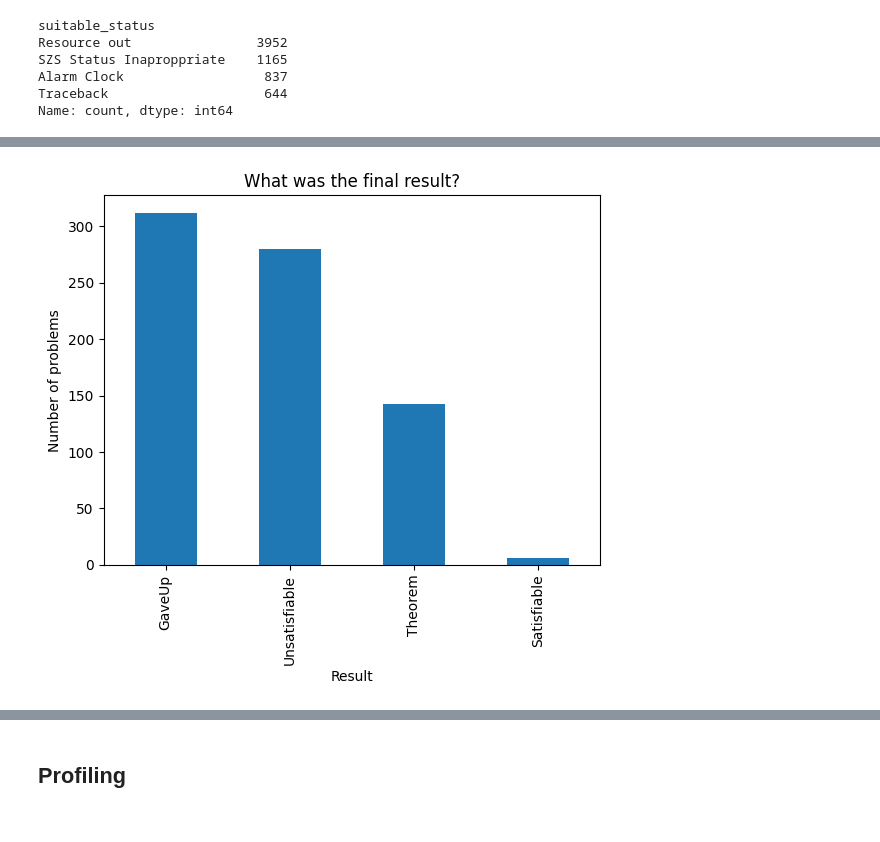
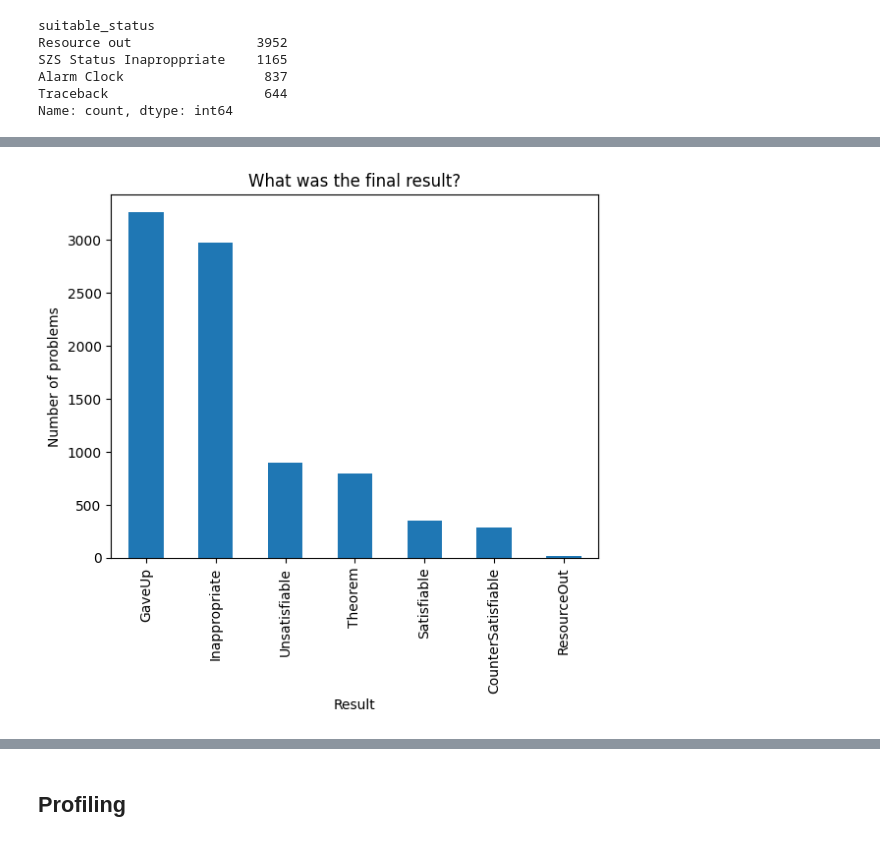
Before and after one commit to GehriJan/coursework-pyres, a Jupyter notebook: src/notebook.ipynb, the cells around one changed output, grey strips where cells are left out. Cells and saved outputs as stored; diff of their text form; code cells hidden in the pictures.

```diff
--- a/src/notebook.ipynb
+++ b/src/notebook.ipynb
@@ -122,15 +124,15 @@ df_tptp_pyres
 load_from_file = True
 store = False
 if load_from_file:
-    df_tptp = pd.read_csv("../src/all_problems.csv", index_col=0)
+    df_tptp = pd.read_csv("../src/df_tptp.csv", index_col=0)
 else:
-    patterns = {
-        "spc": r"(?<=% SPC      :)(\s+\w+)",
-        "n_formulae": r"(?<=formulae    :)(\s+\d+)",
-        "n_atoms": r"(?<=atoms       :)(\s+\d+)",
-        "n_clauses": r"(?<=clauses     :)(\s+\d+)",
-        "n_literals": r"(?<=literals    :)(\s+\d+)",
-        "n_variables": r"(?<=variables   :)(\s+\d+)",
+    parameters = {
+        "spc":          r"(?<=% SPC      :)(\s+\w+)",
+        "n_formulae":   r"(?<=formulae    :)(\s+\d+)",
+        "n_atoms":      r"(?<=atoms       :)(\s+\d+)",
+        "n_clauses":    r"(?<=clauses     :)(\s+\d+)",
+        "n_literals":   r"(?<=literals    :)(\s+\d+)",
+        "n_variables":  r"(?<=variables   :)(\s+\d+)",
     }
     problem_configs = []
 
@@ -148,7 +150,7 @@ else:
                 problem_results: dict = {
                     "Problem": dir_name,
                 }
-                for identifier, pattern in patterns.items():
+                for identifier, pattern in parameters.items():
                     re_match = re.search(pattern, s_mp_runs)
                     problem_results[identifier] = re_match.group(0) if re_match is not None else None
                 problem_results["full_file_name"] = full_file_name.name
@@ -157,7 +159,7 @@ else:
     df_tptp = pd.DataFrame.from_records(problem_configs)
 df_tptp = df_tptp.fillna(value=np.nan)
 if store:
-    df_tptp.to_csv("../src/all_problems.csv")
+    df_tptp.to_csv("../src/df_tptp.csv")
 
 
 df_tptp
@@ -216,20 +192,22 @@ plt.tight_layout()
 # %% [markdown]
 ### General Starexec output stuff
+# %%
+starexec_outputs = os.path.join(notebook_dir, "starexec_outputs")
+job_index = 5054
+problem_folder = os.path.join(starexec_outputs, f"Job{str(job_index)}_output/")
 # %% [markdown]
 #### Move problem outputs from Downloads to project
 # %%
+# todo: make this safer...
 import shutil
 
-source_dir = str(notebook_dir.parents[2]) + "/Downloads/"
-downloads_list = os.listdir(source_dir)
-is_problem = re.compile(r'Job\d\d\d\d*')
+downloads_dir = str(notebook_dir.parents[2]) + "/Downloads/"
+downloads_list = os.listdir(downloads_dir)
+is_problem = re.compile(f'Job{job_index}*')
 problem_outputs = [d for d in downloads_list if is_problem.match(d)]
 
-starexec_outputs = os.path.join(notebook_dir, "starexec_outputs")
-problem_folder = os.path.join(starexec_outputs, "Job5042_output/")
-
 for dir_name in tqdm(problem_outputs):
-    full_dirname = os.path.join(source_dir, dir_name)
+    full_dirname = os.path.join(downloads_dir, dir_name)
     if not Path.exists(Path(problem_folder)):
         os.mkdir(problem_folder)
     shutil.copytree(full_dirname, problem_folder, dirs_exist_ok=True)
@@ -542,21 +631,21 @@ plt.show()
 # %%
 (
     df_se_indi
-    [df_se_indi["szs_status_of_max_r"].notnull()]
-    ["szs_status_of_max_r"]
+    [df_se_indi["szs_status"].notnull()]
+    ["szs_status"]
     .apply(lambda text: text.replace("SZS status ", ""))
     .value_counts()
     .sort_values(ascending=False)
     .plot(
         title="What was the final result?",
         xlabel="Result",
         ylabel="Number of problems",
         kind="bar",
     )
 )
 plt.show()
 # %% [output]
-[figure, old version]
+[figure, new version]
 # %%
 df_tptp
 # %% [output]
```
Also changed, not shown: parts of 21 cells of this notebook, 1 other file.
